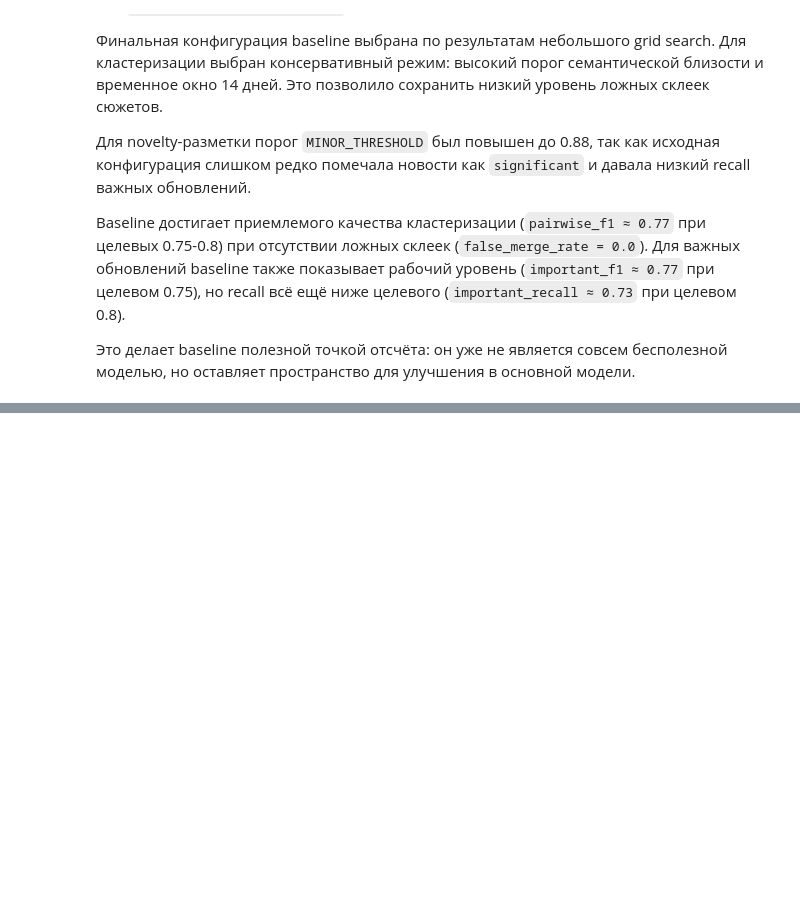
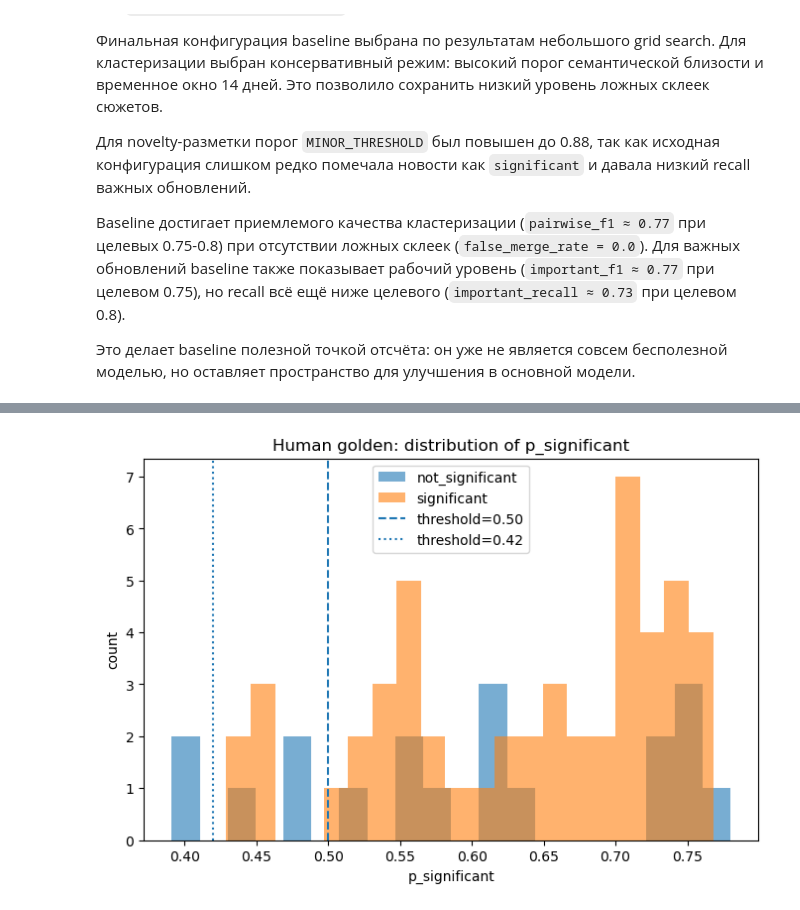
Before and after one commit to Corprus/news-flow-analysis, a Jupyter notebook: notebooks/05_semantic_baseline_model.ipynb, the cells around one changed output, grey strips where cells are left out. Cells and saved outputs as stored; diff of their text form; code cells hidden in the pictures; blank space fills up the shorter version.

```diff
--- a/notebooks/05_semantic_baseline_model.ipynb
+++ b/notebooks/05_semantic_baseline_model.ipynb
@@ -1843,0 +1925,16 @@ diff_df[
+# %%
+model_predictions = significance_model.predict(baseline_pred_df)
+model_predictions.to_csv(MODEL_OUTPUT_PATH, index=False)
+
+print("Predictions supervised-модели сохранены:", MODEL_OUTPUT_PATH)
+print("Размер predictions:", model_predictions.shape)
+print("Распределение novelty_label:")
+display(
+    model_predictions["novelty_label"]
+    .replace("", "<старт_сюжета>")
+    .value_counts()
+    .rename_axis("novelty_label")
+    .reset_index(name="rows")
+)
+
+model_predictions.head(5)
@@ -1843,0 +2165,43 @@ diff_df[
+# %%
+golden_predictions = model_predictions.merge(
+    human_df[["news_id", "novelty_label"]],
+    on="news_id",
+    how="inner",
+    suffixes=("_pred", "_human"),
+)
+
+golden_predictions["p_significant"] = (
+    golden_predictions["comment"]
+    .fillna("")
+    .str.extract(r"p_significant=([0-9.]+)")[0]
+    .astype(float)
+)
+
+golden_predictions["is_significant_human"] = (
+    golden_predictions["novelty_label_human"].eq("significant").astype(int)
+)
+
+golden_prob_rows = golden_predictions.dropna(subset=["p_significant"]).copy()
+
+plt.figure(figsize=(8, 5))
+plt.hist(
+    golden_prob_rows.loc[golden_prob_rows["is_significant_human"] == 0, "p_significant"],
+    bins=20,
+    alpha=0.6,
+    label="not_significant",
+)
+plt.hist(
+    golden_prob_rows.loc[golden_prob_rows["is_significant_human"] == 1, "p_significant"],
+    bins=20,
+    alpha=0.6,
+    label="significant",
+)
+plt.axvline(0.5, linestyle="--", label="threshold=0.50")
+plt.axvline(0.42, linestyle=":", label="threshold=0.42")
+plt.title("Human golden: distribution of p_significant")
+plt.xlabel("p_significant")
+plt.ylabel("count")
+plt.legend()
+plt.show()
+# %% [output]
+[figure, added]
```
Also changed, not shown: parts of 57 cells of this notebook.
